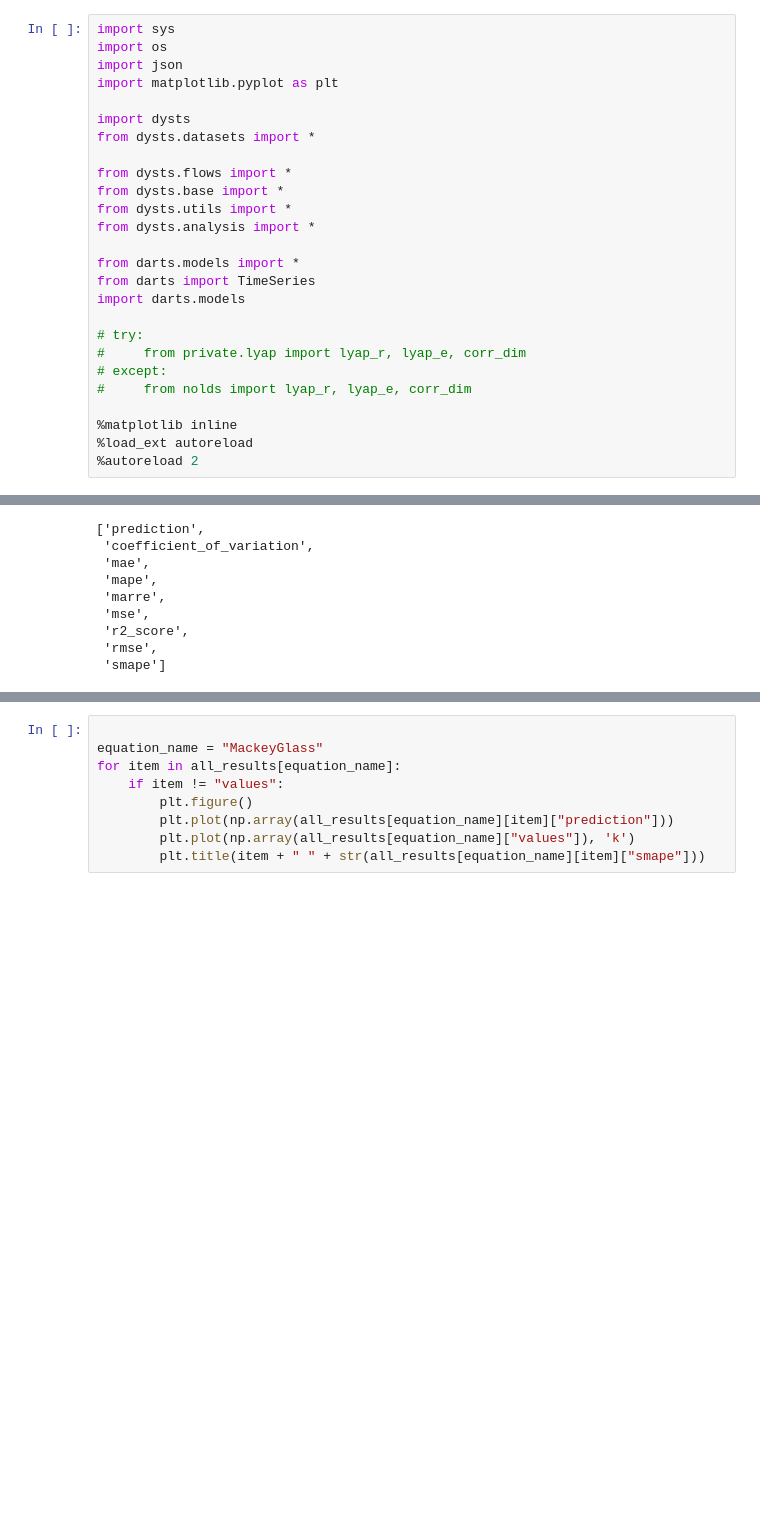
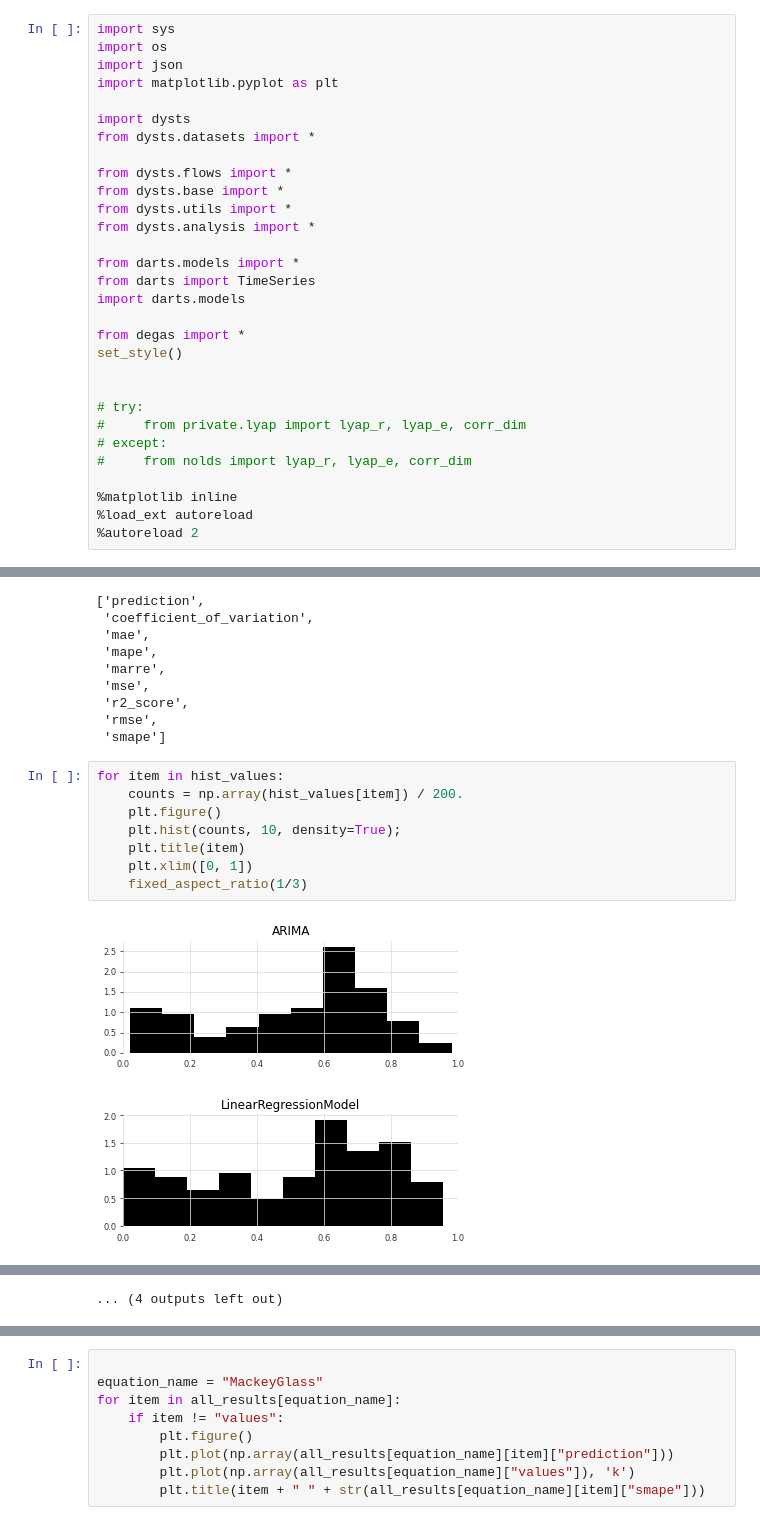
Before and after one commit to williamgilpin/dysts, a Jupyter notebook: benchmarks/forecasting_benchmarks.ipynb, the cells around one changed output, grey strips where cells are left out. Saved outputs shown, nothing was run; the diff lists cells and outputs as text; blank space fills up the shorter version.

```diff
--- a/benchmarks/forecasting_benchmarks.ipynb
+++ b/benchmarks/forecasting_benchmarks.ipynb
@@ -16,6 +16,10 @@ from darts.models import *
 from darts import TimeSeries
 import darts.models
 
+from degas import *
+set_style()
+
+
 # try:
 #     from private.lyap import lyap_r, lyap_e, corr_dim
 # except:
@@ -125,3 +135,14 @@ dict_keys(['Aizawa', 'AnishchenkoAstakhov', 'Arneodo', 'ArnoldBeltramiChildress'
  'r2_score',
  'rmse',
  'smape']
+# %%
+for item in hist_values:
+    counts = np.array(hist_values[item]) / 200.
+    plt.figure()
+    plt.hist(counts, 10, density=True);
+    plt.title(item)
+    plt.xlim([0, 1])
+    fixed_aspect_ratio(1/3)
+# %% [output]
+[figure, added]
+[figure, added]
@@ -127,0 +159 @@ dict_keys(['Aizawa', 'AnishchenkoAstakhov', 'Arneodo', 'ArnoldBeltramiChildress'
+... (4 outputs left out)
```
Also changed, not shown: parts of 15 cells of this notebook, 4 other files.
